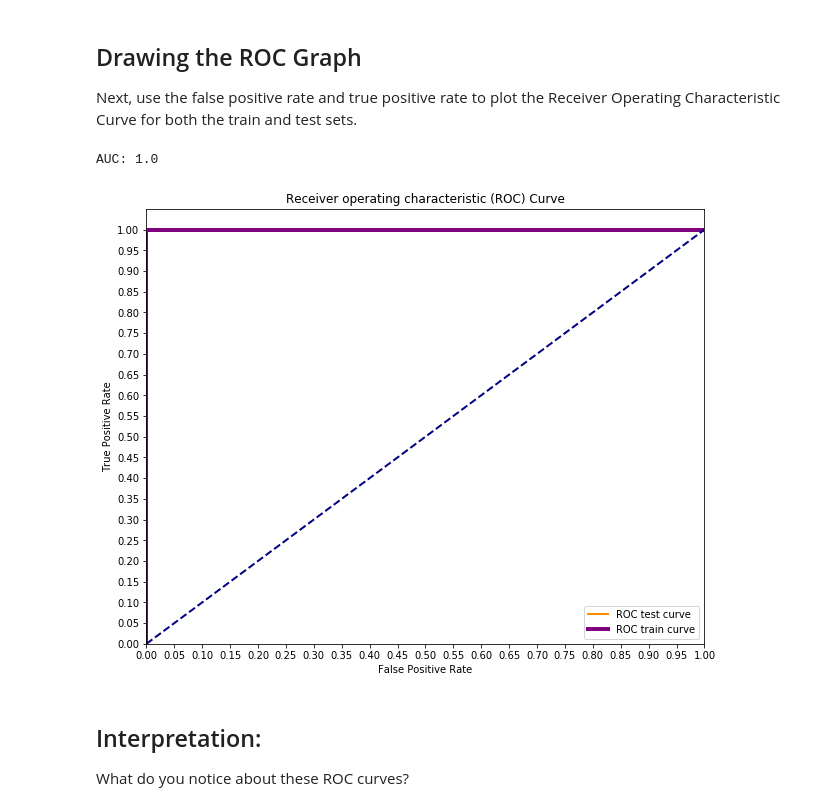
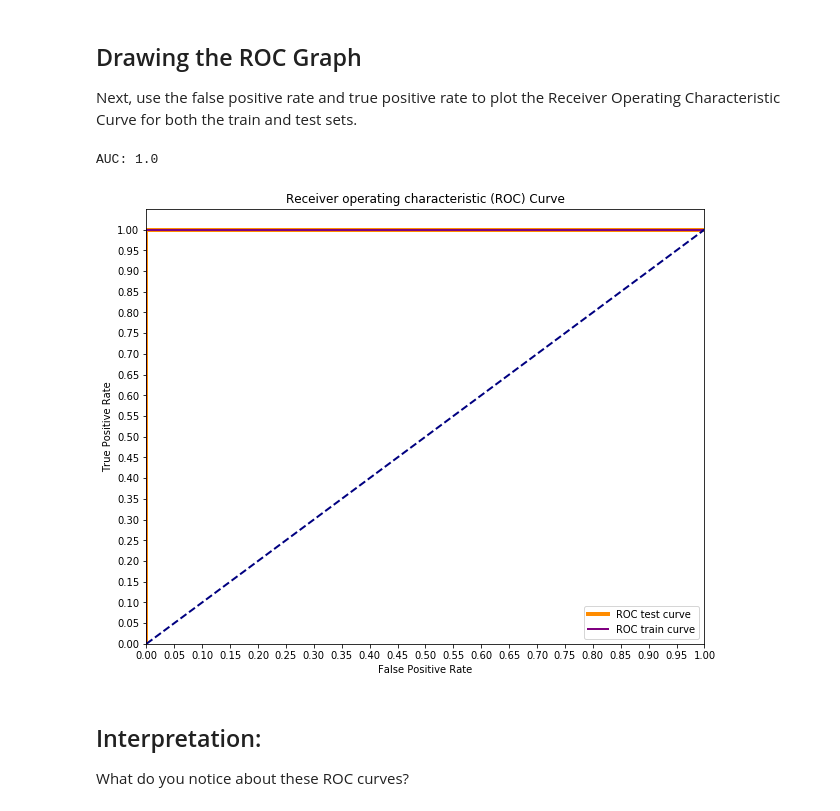
Before and after one commit to zapatos24/dsc-roc-curves-and-auc-lab-nyc-ds-060319, a Jupyter notebook: index.ipynb, the cells around one changed output. Saved outputs shown, nothing was run; the diff lists cells and outputs as text; code cells hidden in the pictures.

```diff
--- a/index.ipynb
+++ b/index.ipynb
@@ -83,25 +83,24 @@ Next, use the false positive rate and true positive rate to plot the Receiver Op
 # %%
 # Your code here
 print('AUC: {}'.format(auc(fpr, tpr)))
 plt.figure(figsize=(10,8))
-lw = 2
 plt.plot(fpr, tpr, color='darkorange',
-         lw=lw, label='ROC test curve')
+         lw=4, label='ROC test curve')
 plt.plot(train_fpr, train_tpr, color='purple',
-         lw=, label='ROC train curve')
+         lw=2, label='ROC train curve')
 plt.plot([0, 1], [0, 1], color='navy', lw=lw, linestyle='--')
 plt.xlim([0.0, 1.0])
 plt.ylim([0.0, 1.05])
 plt.yticks([i/20.0 for i in range(21)])
 plt.xticks([i/20.0 for i in range(21)])
 plt.xlabel('False Positive Rate')
 plt.ylabel('True Positive Rate')
 plt.title('Receiver operating characteristic (ROC) Curve')
 plt.legend(loc="lower right")
 plt.show()
 # %% [output]
 AUC: 1.0
-[figure, old version]
+[figure, new version]
 # %% [markdown]
 ## Interpretation:
 
```
